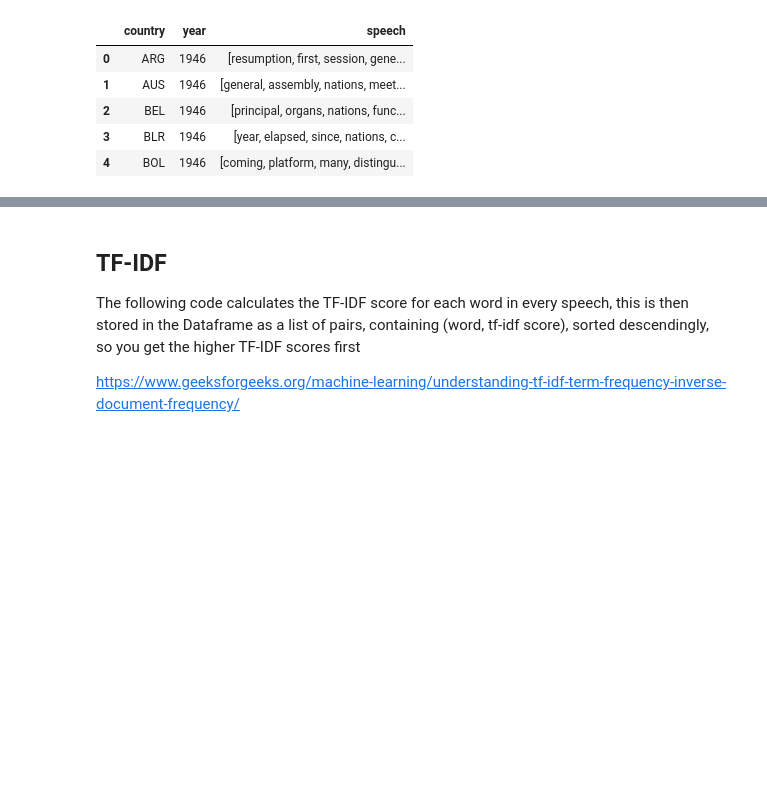
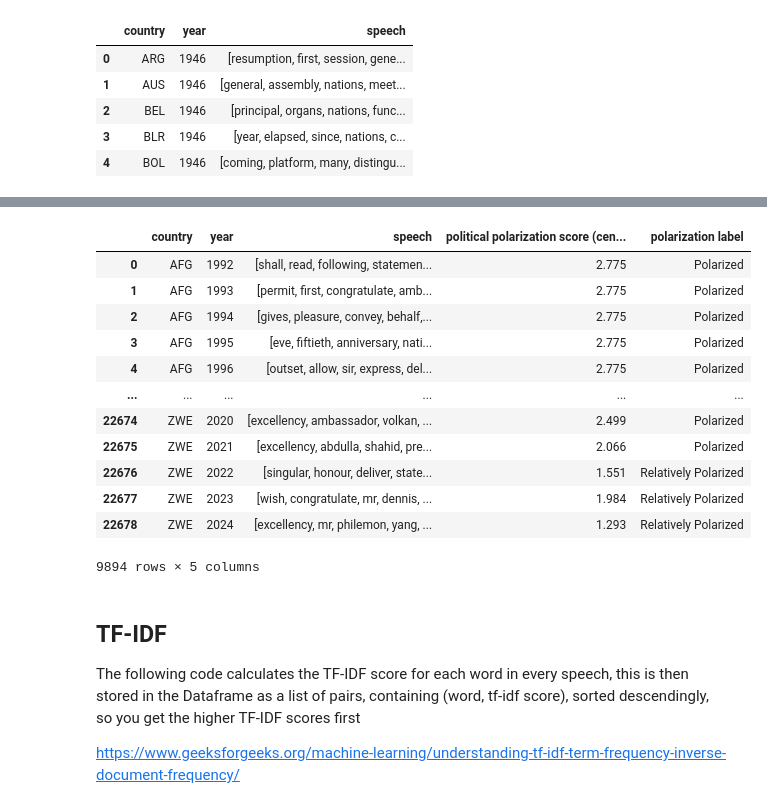
Before and after one commit to ileshyadav2002/FDS_ASSIGNMENT1, a Jupyter notebook: TD_IDF.ipynb, the cells around one changed output, grey strips where cells are left out. Saved outputs shown, nothing was run; the diff lists cells and outputs as text; code cells hidden in the pictures; blank space fills up the shorter version.

Commit message:
First attempt LR

```diff
--- a/TD_IDF.ipynb
+++ b/TD_IDF.ipynb
@@ -112,3 +159,33 @@ df_tokenize.head(5)
+# %%
+for df in (df_tokenize, polarization_df):
+    df['country'] = df['country'].astype(str).str.strip()
+    df['year'] = pd.to_numeric(df['year'], errors='coerce').astype('Int64')
+
+bad_tf = df_tokenize[df_tokenize['year'].isna()]
+bad_pol = polarization_df[polarization_df['year'].isna()]
+
+merged_df = df_tokenize.merge(
+    polarization_df,
+    how='right',
+    on=['country', 'year']
+)
+merged_df = merged_df.drop(columns=['entity'])
+merged_df = merged_df.dropna()
+merged_df
+# %% [output]
+|  | country | year | speech | political polarization score (cen... | polarization label |
+| 0 | AFG | 1992 | [shall, read, following, statemen... | 2.775 | Polarized |
+| 1 | AFG | 1993 | [permit, first, congratulate, amb... | 2.775 | Polarized |
+| 2 | AFG | 1994 | [gives, pleasure, convey, behalf,... | 2.775 | Polarized |
+| 3 | AFG | 1995 | [eve, fiftieth, anniversary, nati... | 2.775 | Polarized |
+| 4 | AFG | 1996 | [outset, allow, sir, express, del... | 2.775 | Polarized |
+| ... | ... | ... | ... | ... | ... |
+| 22674 | ZWE | 2020 | [excellency, ambassador, volkan, ... | 2.499 | Polarized |
+| 22675 | ZWE | 2021 | [excellency, abdulla, shahid, pre... | 2.066 | Polarized |
+| 22676 | ZWE | 2022 | [singular, honour, deliver, state... | 1.551 | Relatively Polarized |
+| 22677 | ZWE | 2023 | [wish, congratulate, mr, dennis, ... | 1.984 | Relatively Polarized |
+| 22678 | ZWE | 2024 | [excellency, mr, philemon, yang, ... | 1.293 | Relatively Polarized |
+9894 rows × 5 columns
 # %% [markdown]
 ## TF-IDF
 The following code calculates the TF-IDF score for each word in every speech, this is then stored in the Dataframe as a list of pairs, containing (word, tf-idf score), sorted descendingly, so you get the higher TF-IDF scores first
```
Also changed, not shown: parts of 13 cells of this notebook, 1 other file.
